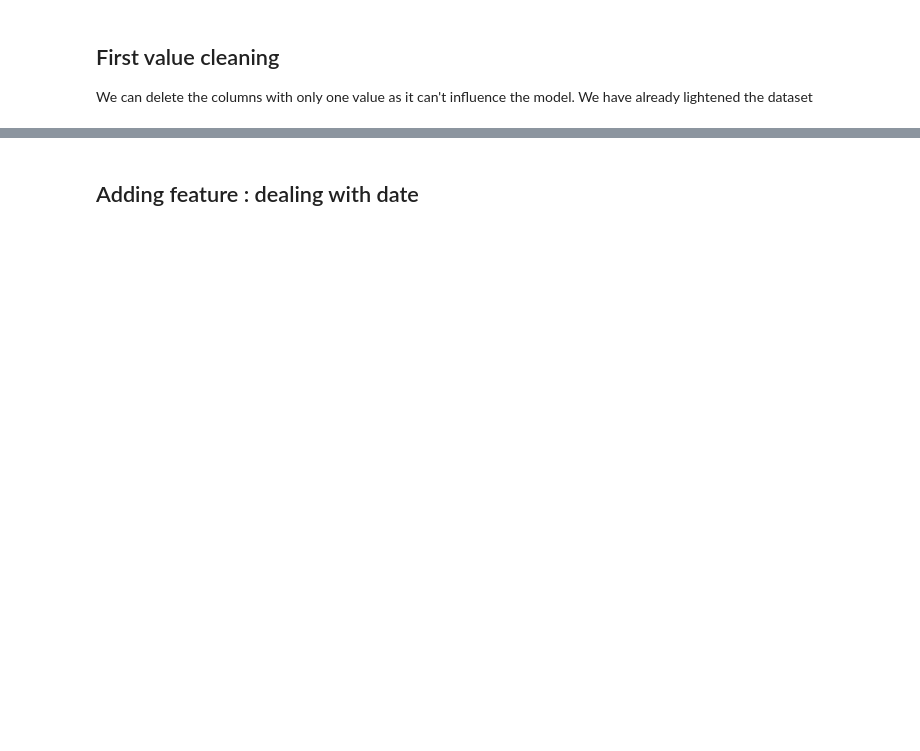
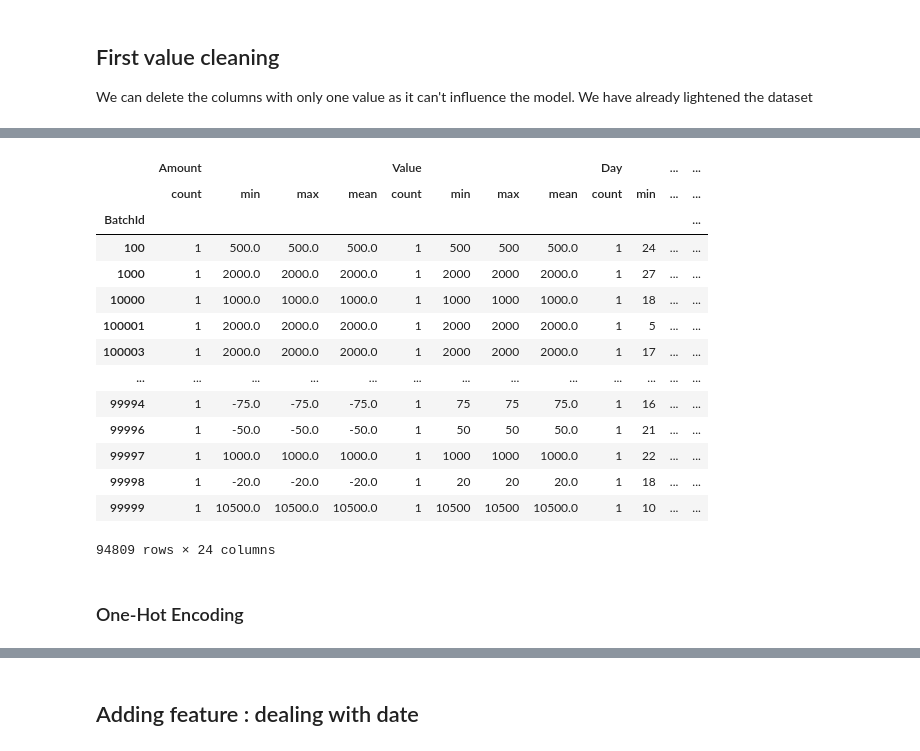
Before and after one commit to SarahLiettefti/AI5L_AILab_FraudDetection, a Jupyter notebook: DataCleaning.ipynb, the cells around one changed output, grey strips where cells are left out. Cells and saved outputs as stored; diff of their text form; code cells hidden in the pictures; blank space fills up the shorter version.

```diff
--- a/DataCleaning.ipynb
+++ b/DataCleaning.ipynb
@@ -289,3 +451,23 @@ X.describe(include=object, exclude=[np.int64, np.float64])
+# %%
+X.groupby('BatchId', sort=True)[["Amount", "Value", "Day","Hour","week_day", "weeks"]].agg(['count', 'min', 'max','mean'])
+# %% [output]
+|  | Amount |  |  |  | Value |  |  |  | Day |  | ... | ... |
+|  | count | min | max | mean | count | min | max | mean | count | min | ... | ... |
+| BatchId |  |  |  |  |  |  |  |  |  |  |  | ... |
+| 100 | 1 | 500.0 | 500.0 | 500.0 | 1 | 500 | 500 | 500.0 | 1 | 24 | ... | ... |
+| 1000 | 1 | 2000.0 | 2000.0 | 2000.0 | 1 | 2000 | 2000 | 2000.0 | 1 | 27 | ... | ... |
+| 10000 | 1 | 1000.0 | 1000.0 | 1000.0 | 1 | 1000 | 1000 | 1000.0 | 1 | 18 | ... | ... |
+| 100001 | 1 | 2000.0 | 2000.0 | 2000.0 | 1 | 2000 | 2000 | 2000.0 | 1 | 5 | ... | ... |
+| 100003 | 1 | 2000.0 | 2000.0 | 2000.0 | 1 | 2000 | 2000 | 2000.0 | 1 | 17 | ... | ... |
+| ... | ... | ... | ... | ... | ... | ... | ... | ... | ... | ... | ... | ... |
+| 99994 | 1 | -75.0 | -75.0 | -75.0 | 1 | 75 | 75 | 75.0 | 1 | 16 | ... | ... |
+| 99996 | 1 | -50.0 | -50.0 | -50.0 | 1 | 50 | 50 | 50.0 | 1 | 21 | ... | ... |
+| 99997 | 1 | 1000.0 | 1000.0 | 1000.0 | 1 | 1000 | 1000 | 1000.0 | 1 | 22 | ... | ... |
+| 99998 | 1 | -20.0 | -20.0 | -20.0 | 1 | 20 | 20 | 20.0 | 1 | 18 | ... | ... |
+| 99999 | 1 | 10500.0 | 10500.0 | 10500.0 | 1 | 10500 | 10500 | 10500.0 | 1 | 10 | ... | ... |
+94809 rows × 24 columns
+# %% [markdown]
+### One-Hot Encoding
 # %%
 # One-Hot Encoding
 from sklearn.preprocessing import OneHotEncoder
```
Also changed, not shown: parts of 24 cells of this notebook, 1 other file.
